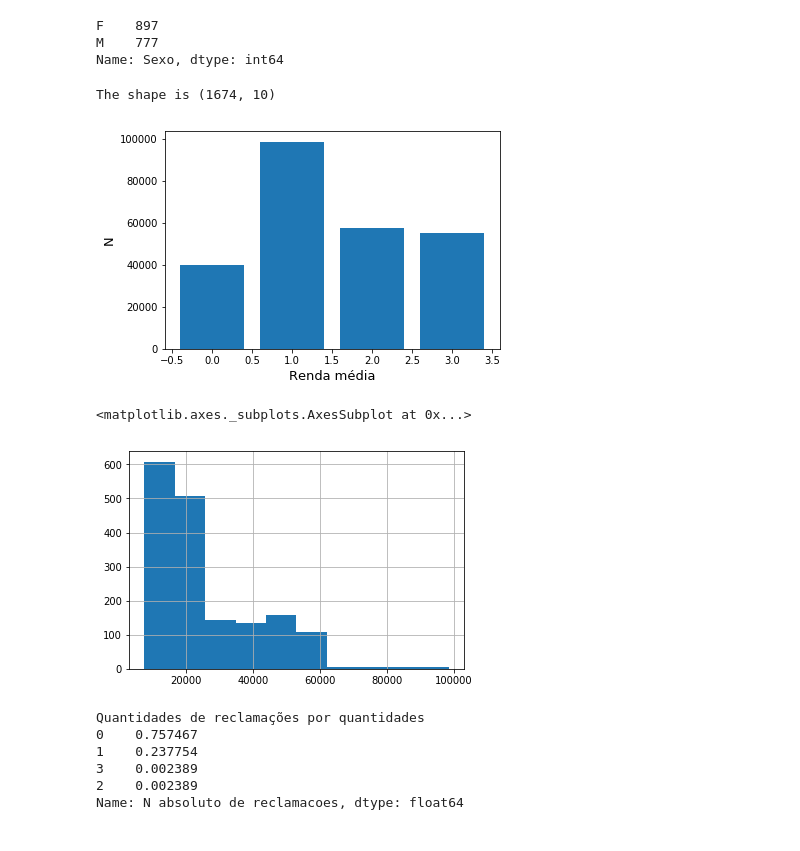
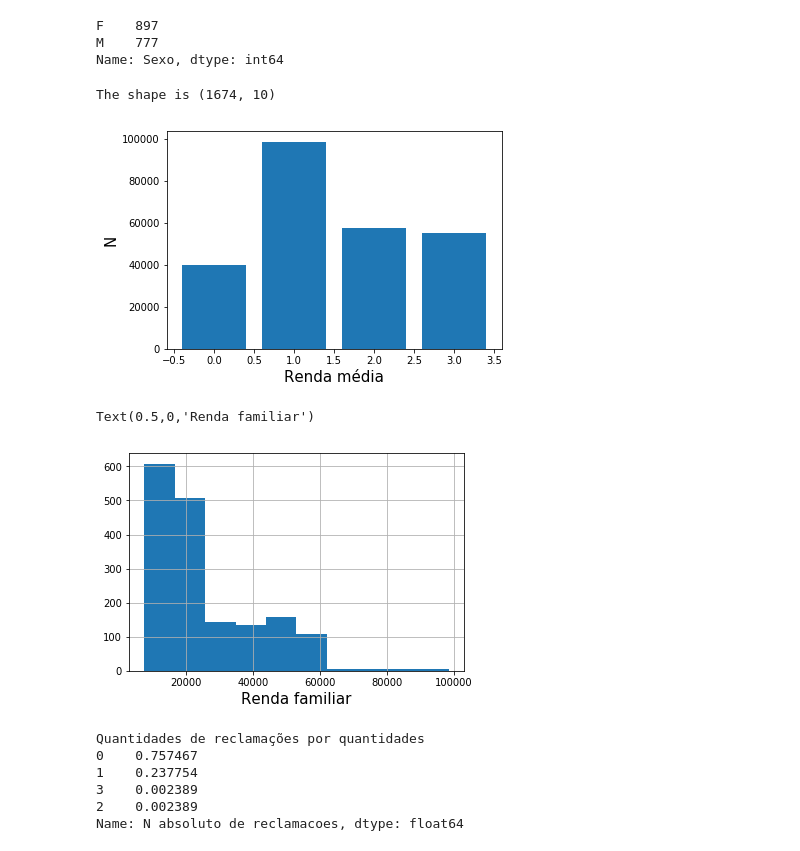
Before and after one commit to Pombalino/FGV, a Jupyter notebook: Análise BD Competition.ipynb, the cells around one changed output. Cells and saved outputs as stored; diff of their text form; code cells hidden in the pictures.

```diff
--- a/Análise BD Competition.ipynb
+++ b/Análise BD Competition.ipynb
@@ -40,17 +40,18 @@ print("The shape is {}".format(train.shape))
 
 fig, ax = plt.subplots()
 ax.bar(height = train['Renda familiar'], x = train['N absoluto de reclamacoes'])
-plt.ylabel('N', fontsize=13)
-plt.xlabel('Renda média', fontsize=13)
+plt.ylabel('N', fontsize=15)
+plt.xlabel('Renda média', fontsize=15)
 plt.show()
 # %% [output]
 The shape is (1674, 10)
-[figure, old version]
+[figure, new version]
 # %%
 train['Renda familiar'].hist(bins=10)
+plt.xlabel('Renda familiar', fontsize=15)
 # %% [output]
-<matplotlib.axes._subplots.AxesSubplot at 0x...>
+Text(0.5,0,'Renda familiar')
-[figure, old version]
+[figure, new version]
 # %%
 print('Quantidades de reclamações por quantidades')
 print(train['N absoluto de reclamacoes'].value_counts(normalize = True))
```
Also changed, not shown: parts of 3 cells of this notebook.
